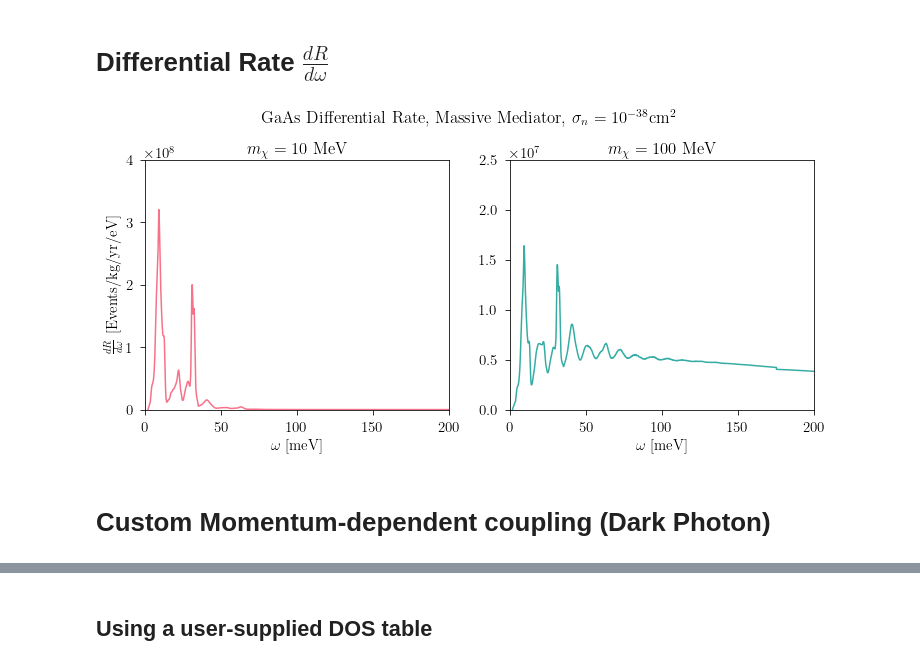
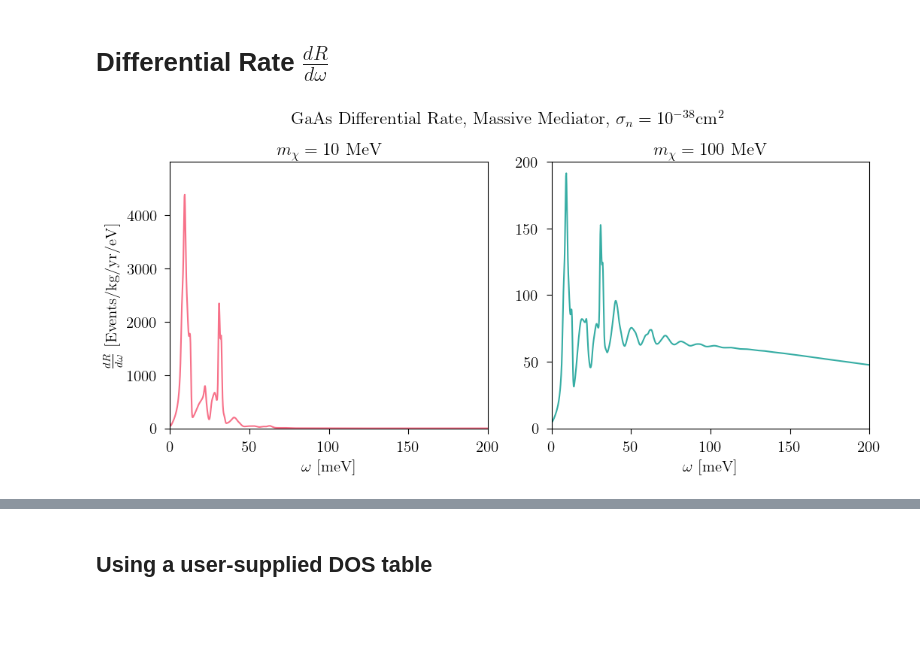
Before and after one commit to tongylin/DarkELF, a Jupyter notebook: examples/darkelf_multiphonons_spin_dependent.ipynb, the cells around one changed output, grey strips where cells are left out. Saved outputs shown, nothing was run; the diff lists cells and outputs as text; code cells hidden in the pictures; blank space fills up the shorter version.

Commit message:
Updated the spin dependent multiphonon example notebook.

```diff
--- a/examples/darkelf_multiphonons_spin_dependent.ipynb
+++ b/examples/darkelf_multiphonons_spin_dependent.ipynb
@@ -178,51 +184,49 @@ If starting with a new density of states, one must run the 'create_Fn_omega()' f
 # %%
 omegarange = np.linspace(1e-4, 200e-3, 2000)
 
-gaas.update_params(mX = 1e7, mMed = 1e9) # update the DM mass
+gaas.update_params(mX = 1e7, mMed = 1e9, SD_op = "A'") # update the DM mass
 
-dr_domega1 = [gaas._dR_domega_multiphonons_no_single(omega) for omega in omegarange]
+dr_domega1 = [gaas._dR_domega_multiphonons_SD(omega) for omega in omegarange]
 
-gaas.update_params(mX = 1e8, mMed = 1e9) # update the DM mass
+gaas.update_params(mX = 1e8, mMed = 1e9, SD_op = "A'") # update the DM mass
 
-dr_domega2 = [gaas._dR_domega_multiphonons_no_single(omega) for omega in omegarange]
+dr_domega2 = [gaas._dR_domega_multiphonons_SD(omega) for omega in omegarange]
 
 colors = sns.color_palette("husl", 2)
 
 fig, (ax1, ax2) = plt.subplots(1, 2, figsize=(12, 4.6))
 
 ax1.plot(omegarange*1e3, dr_domega1, color=colors[0])
 ax2.plot(omegarange*1e3, dr_domega2, color=colors[1])
 
 
 ax1.set_xlabel(r'$\omega \ [\mathrm{meV}]$',fontsize=15)
 ax2.set_xlabel(r'$\omega \ [\mathrm{meV}]$',fontsize=15)
 ax1.set_ylabel(r'$\frac{dR}{d\omega} \ [\mathrm{Events}/\mathrm{kg}/\mathrm{yr}/\mathrm{eV}]$',fontsize=15)
 
 
 ax1.set_title(r'$m_\chi = 10$ MeV')
 ax2.set_title(r'$m_\chi = 100$ MeV')
 
 ax1.set_xlim([0,200])
 ax2.set_xlim([0,200])
 
-ax1.set_ylim([0,4e8])
-ax2.set_ylim([0,2.5e7])
+ax1.set_ylim([0,5e3])
+ax2.set_ylim([0,2e2])
 
 
 xtick_major = [50*n for n in range(5)]
-ytick_major = [1e8*n for n in range(5)]
+ytick_major = [1e3*n for n in range(5)]
 ax1.set_yticks(ytick_major)
 
 ax1.set_xticks(xtick_major)
 ax2.set_xticks(xtick_major)
 
-ytick_major = [0.5e7*n for n in range(6)]
+ytick_major = [0.5e2*n for n in range(5)]
 ax2.set_yticks(ytick_major)
 
 plt.suptitle(r'GaAs Differential Rate, Massive Mediator, $\sigma_n = 10^{-38} \mathrm{cm}^2$', y=1.03)
 
-plt.savefig(plotdir+"gaas_massive_rates.pdf",bbox_inches='tight')
+plt.savefig(plotdir+"gaas_massive_rates_SD.pdf",bbox_inches='tight')
 # %% [output]
-[figure, old version]
+[figure, new version]
-# %% [markdown]
-# Custom Momentum-dependent coupling (Dark Photon)
```
Also changed, not shown: parts of 11 cells of this notebook.
